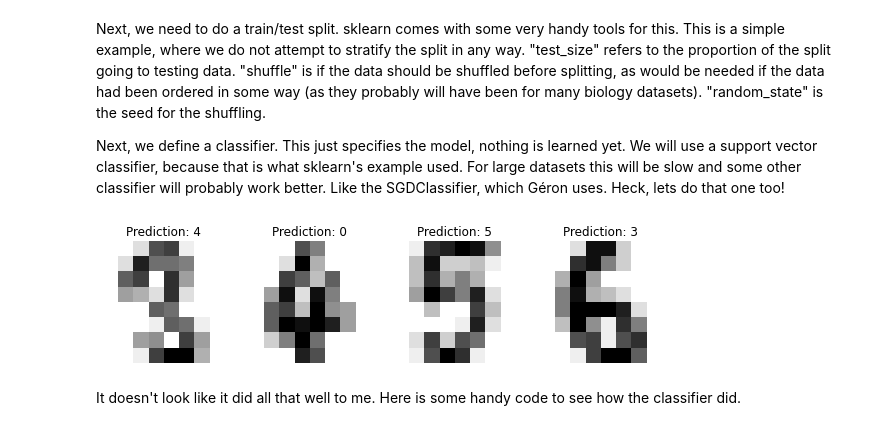
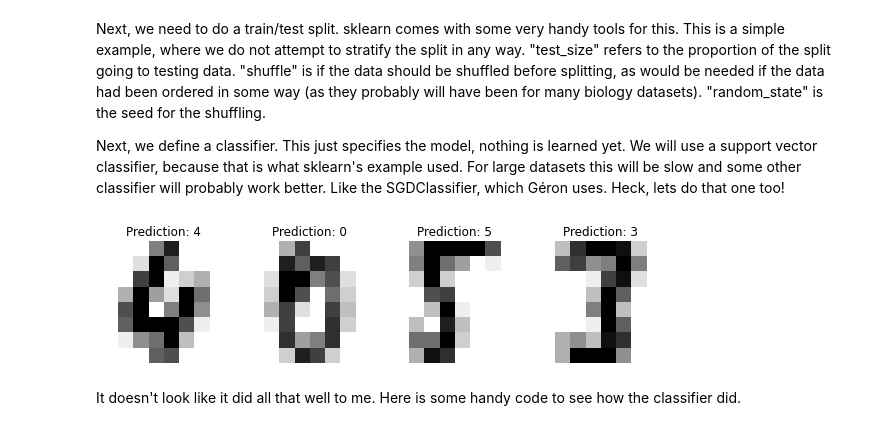
Before and after one commit to JHarrisonEcoEvo/computing_tutorials, a Jupyter notebook: sklearn_primer.ipynb, the cells around one changed output. Saved outputs shown, nothing was run; the diff lists cells and outputs as text; code cells hidden in the pictures.

```diff
--- a/sklearn_primer.ipynb
+++ b/sklearn_primer.ipynb
@@ -71,13 +75,13 @@ clf.fit(x_train, y_train)
 predicted = clf.predict(x_test)
 # %%
 _, axes = plt.subplots(nrows=1, ncols=4, figsize=(10, 3))
-for ax, image, prediction in zip(axes, X_test, predicted):
+for ax, image, prediction in zip(axes, x_test, predicted):
     ax.set_axis_off()
     image = image.reshape(8, 8)
     ax.imshow(image, cmap=plt.cm.gray_r, interpolation='nearest')
     ax.set_title(f'Prediction: {prediction}')
 # %% [output]
-[figure, old version]
+[figure, new version]
 # %% [markdown]
 It doesn't look like it did all that well to me. Here is some handy code to see how the classifier did.
 # %%
```
Also changed, not shown: parts of 6 cells of this notebook.
